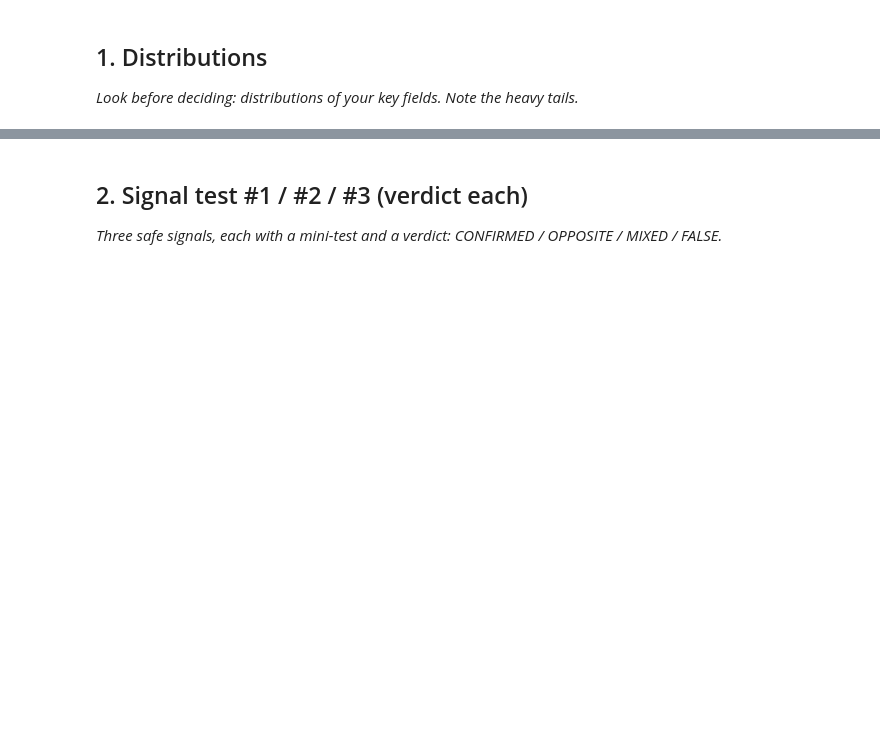
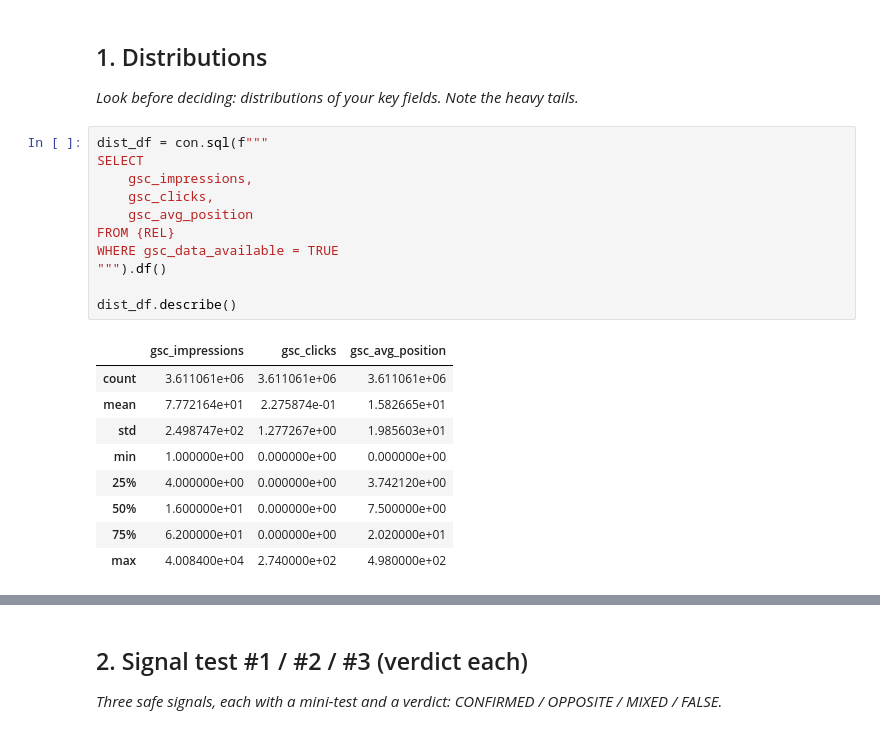
Before and after one commit to MukibHossain/ml-internship-starter, a Jupyter notebook: work/notebooks/w04_signal_audit.ipynb, the cells around one changed output, grey strips where cells are left out. Drawn from its saved outputs; the diff is of its cells as text; blank space fills up the shorter version.

```diff
--- a/work/notebooks/w04_signal_audit.ipynb
+++ b/work/notebooks/w04_signal_audit.ipynb
@@ -23,3 +23,24 @@ REL = "read_parquet('hf://datasets/FlyRank/internship-warehouse/fact_content_dai
 ## 1. Distributions
 
 *Look before deciding: distributions of your key fields. Note the heavy tails.*
+# %%
+dist_df = con.sql(f"""
+SELECT
+    gsc_impressions,
+    gsc_clicks,
+    gsc_avg_position
+FROM {REL}
+WHERE gsc_data_available = TRUE
+""").df()
+
+dist_df.describe()
+# %% [output]
+|  | gsc_impressions | gsc_clicks | gsc_avg_position |
+| count | 3.611061e+06 | 3.611061e+06 | 3.611061e+06 |
+| mean | 7.772164e+01 | 2.275874e-01 | 1.582665e+01 |
+| std | 2.498747e+02 | 1.277267e+00 | 1.985603e+01 |
+| min | 1.000000e+00 | 0.000000e+00 | 0.000000e+00 |
+| 25% | 4.000000e+00 | 0.000000e+00 | 3.742120e+00 |
+| 50% | 1.600000e+01 | 0.000000e+00 | 7.500000e+00 |
+| 75% | 6.200000e+01 | 0.000000e+00 | 2.020000e+01 |
+| max | 4.008400e+04 | 2.740000e+02 | 4.980000e+02 |
```
Also changed, not shown: parts of 2 cells of this notebook.
